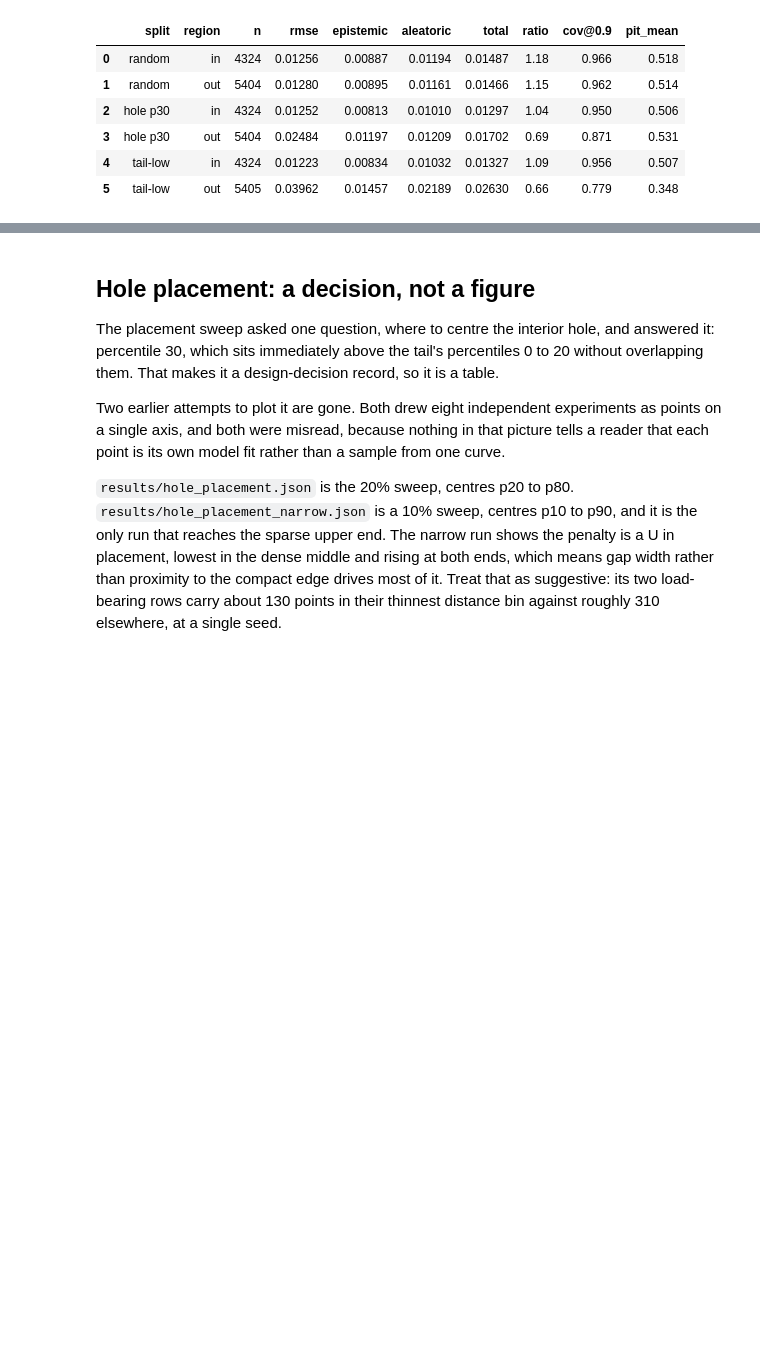
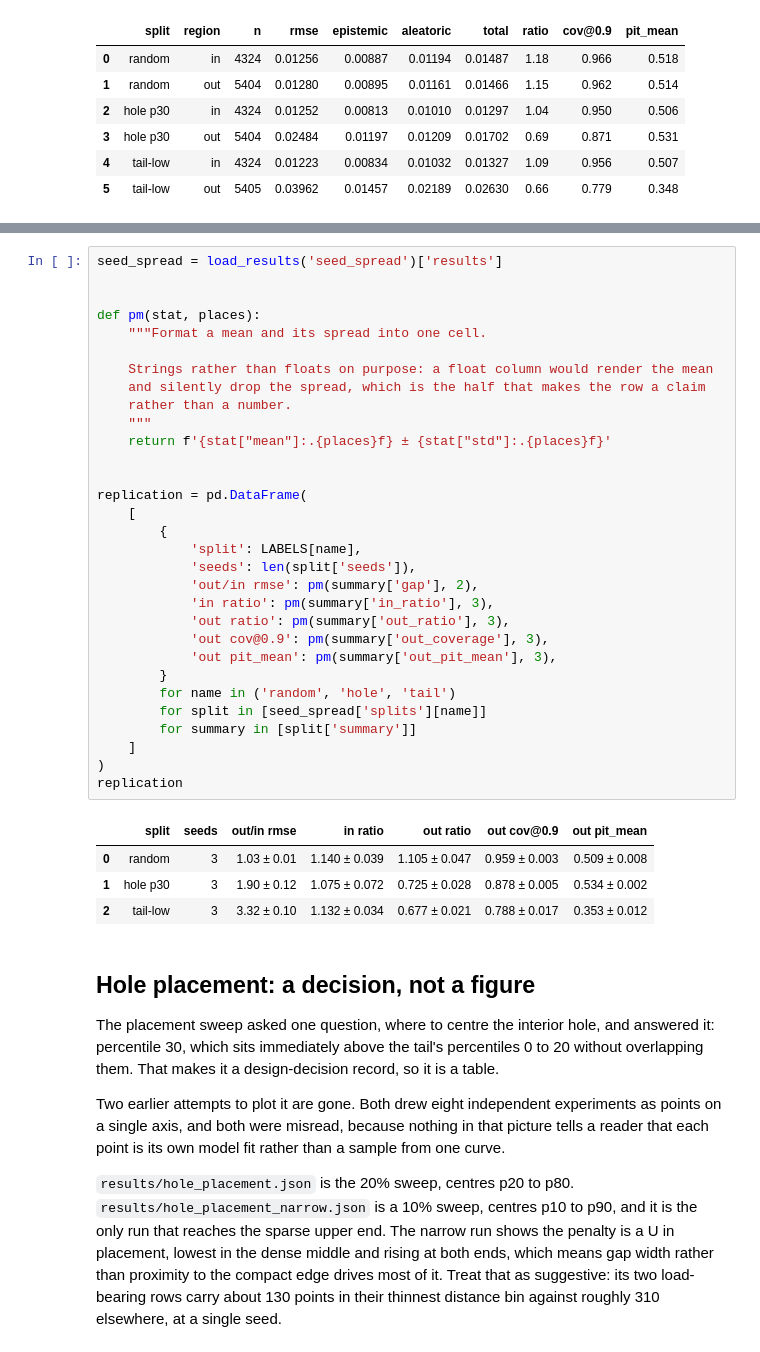
Before and after one commit to cecanelo/ConStelleration, a Jupyter notebook: notebooks/figures.ipynb, the cells around one changed output, grey strips where cells are left out. Saved outputs shown, nothing was run; the diff lists cells and outputs as text; blank space fills up the shorter version.

```diff
--- a/notebooks/figures.ipynb
+++ b/notebooks/figures.ipynb
@@ -289,3 +313,39 @@ decomposition.round(
+# %%
+seed_spread = load_results('seed_spread')['results']
+
+
+def pm(stat, places):
+    """Format a mean and its spread into one cell.
+
+    Strings rather than floats on purpose: a float column would render the mean
+    and silently drop the spread, which is the half that makes the row a claim
+    rather than a number.
+    """
+    return f'{stat["mean"]:.{places}f} ± {stat["std"]:.{places}f}'
+
+
+replication = pd.DataFrame(
+    [
+        {
+            'split': LABELS[name],
+            'seeds': len(split['seeds']),
+            'out/in rmse': pm(summary['gap'], 2),
+            'in ratio': pm(summary['in_ratio'], 3),
+            'out ratio': pm(summary['out_ratio'], 3),
+            'out cov@0.9': pm(summary['out_coverage'], 3),
+            'out pit_mean': pm(summary['out_pit_mean'], 3),
+        }
+        for name in ('random', 'hole', 'tail')
+        for split in [seed_spread['splits'][name]]
+        for summary in [split['summary']]
+    ]
+)
+replication
+# %% [output]
+|  | split | seeds | out/in rmse | in ratio | out ratio | out cov@0.9 | out pit_mean |
+| 0 | random | 3 | 1.03 ± 0.01 | 1.140 ± 0.039 | 1.105 ± 0.047 | 0.959 ± 0.003 | 0.509 ± 0.008 |
+| 1 | hole p30 | 3 | 1.90 ± 0.12 | 1.075 ± 0.072 | 0.725 ± 0.028 | 0.878 ± 0.005 | 0.534 ± 0.002 |
+| 2 | tail-low | 3 | 3.32 ± 0.10 | 1.132 ± 0.034 | 0.677 ± 0.021 | 0.788 ± 0.017 | 0.353 ± 0.012 |
 # %% [markdown]
 ## Hole placement: a decision, not a figure
 
```
Also changed, not shown: parts of 6 cells of this notebook, 5 other files.
